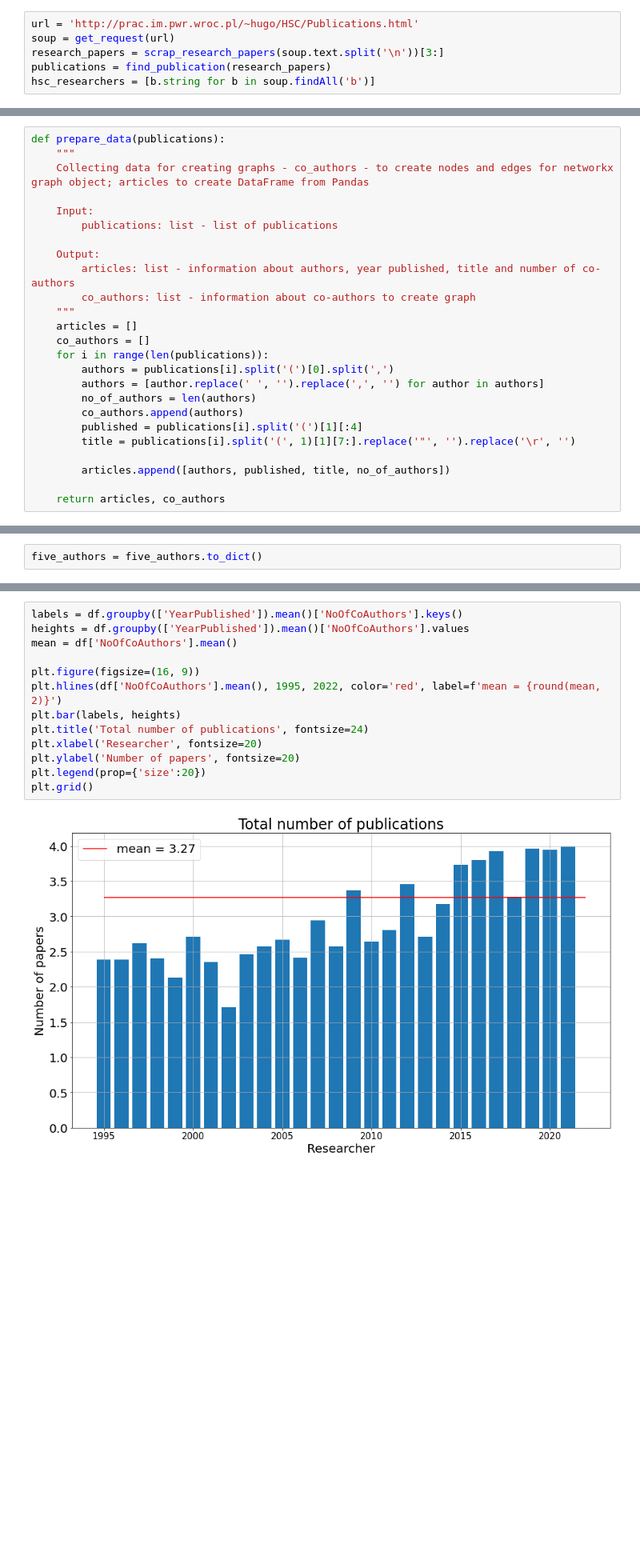
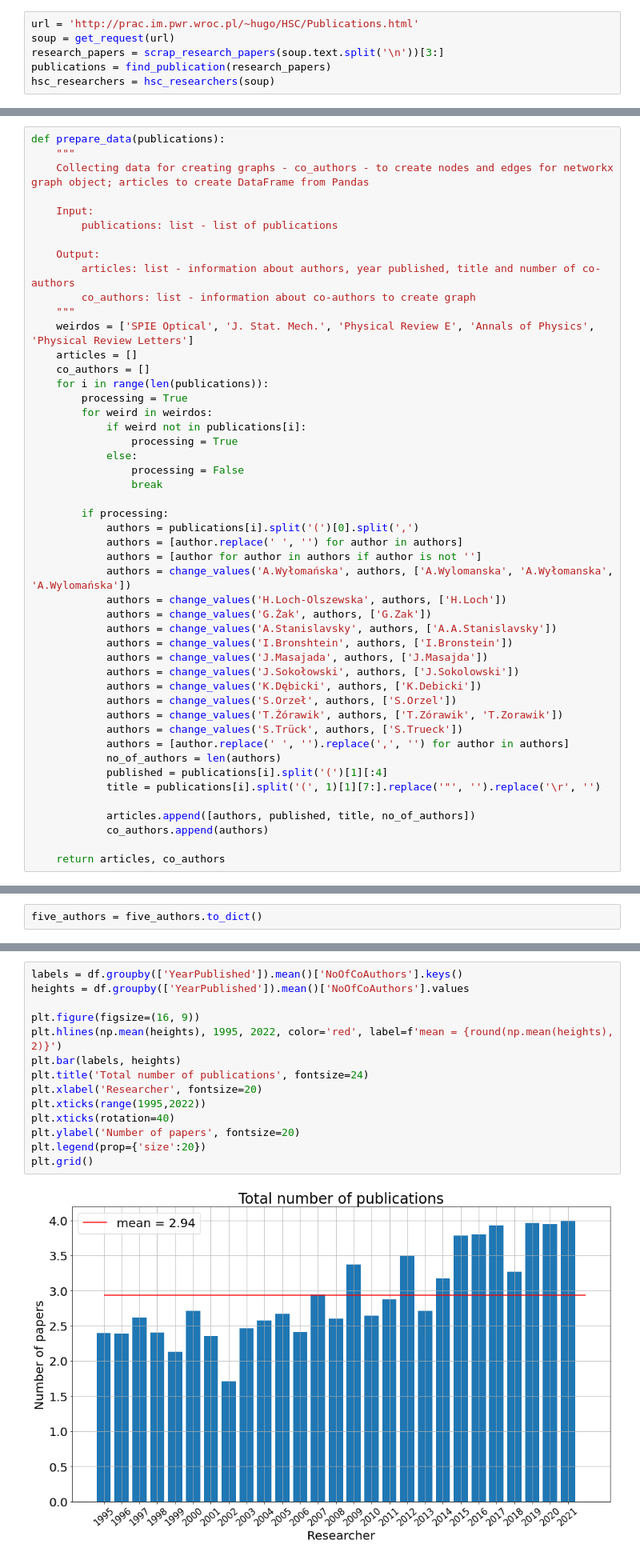
Before and after one commit to dpalatynski/DataAnalysis, a Jupyter notebook: research-papers-analysis/research-papers-analysis.ipynb, the cells around one changed output, grey strips where cells are left out. Shown at 80% size. Drawn from its saved outputs; the diff is of its cells as text; blank space fills up the shorter version.

```diff
--- a/research-papers-analysis/research-papers-analysis.ipynb
+++ b/research-papers-analysis/research-papers-analysis.ipynb
@@ -98,7 +107,7 @@ url = 'http://prac.im.pwr.wroc.pl/~hugo/HSC/Publications.html'
 soup = get_request(url)
 research_papers = scrap_research_papers(soup.text.split('\n'))[3:]
 publications = find_publication(research_papers)
-hsc_researchers = [b.string for b in soup.findAll('b')]
+hsc_researchers = hsc_researchers(soup)
 # %% [markdown]
 ## Preparation data for DataFrame and Graph
 # %%
@@ -117,17 +139,40 @@ def prepare_data(publications):
         articles: list - information about authors, year published, title and number of co-authors
         co_authors: list - information about co-authors to create graph
     """
+    weirdos = ['SPIE Optical', 'J. Stat. Mech.', 'Physical Review E', 'Annals of Physics', 'Physical Review Letters']
     articles = []
     co_authors = []
     for i in range(len(publications)):
-        authors = publications[i].split('(')[0].split(',')
-        authors = [author.replace(' ', '').replace(',', '') for author in authors]
-        no_of_authors = len(authors)
-        co_authors.append(authors)
-        published = publications[i].split('(')[1][:4]
-        title = publications[i].split('(', 1)[1][7:].replace('"', '').replace('\r', '')
+        processing = True
+        for weird in weirdos:
+            if weird not in publications[i]:
+                processing = True
+            else:
+                processing = False
+                break
 
-        articles.append([authors, published, title, no_of_authors])
+        if processing:
+            authors = publications[i].split('(')[0].split(',')
+            authors = [author.replace(' ', '') for author in authors]
+            authors = [author for author in authors if author is not '']
+            authors = change_values('A.Wyłomańska', authors, ['A.Wylomanska', 'A.Wyłomanska', 'A.Wylomańska'])
+            authors = change_values('H.Loch-Olszewska', authors, ['H.Loch'])
+            authors = change_values('G.Żak', authors, ['G.Zak'])
+            authors = change_values('A.Stanislavsky', authors, ['A.A.Stanislavsky'])
+            authors = change_values('I.Bronshtein', authors, ['I.Bronstein'])
+            authors = change_values('J.Masajada', authors, ['J.Masajda'])
+            authors = change_values('J.Sokołowski', authors, ['J.Sokolowski'])
+            authors = change_values('K.Dębicki', authors, ['K.Debicki'])
+            authors = change_values('S.Orzeł', authors, ['S.Orzel'])
+            authors = change_values('T.Żórawik', authors, ['T.Zórawik', 'T.Zorawik'])
+            authors = change_values('S.Trück', authors, ['S.Trueck'])
+            authors = [author.replace(' ', '').replace(',', '') for author in authors]
+            no_of_authors = len(authors)
+            published = publications[i].split('(')[1][:4]
+            title = publications[i].split('(', 1)[1][7:].replace('"', '').replace('\r', '')
+
+            articles.append([authors, published, title, no_of_authors])
+            co_authors.append(authors)
 
     return articles, co_authors
 # %%
@@ -424,15 +437,16 @@ plt.grid()
 # %%
 labels = df.groupby(['YearPublished']).mean()['NoOfCoAuthors'].keys()
 heights = df.groupby(['YearPublished']).mean()['NoOfCoAuthors'].values
-mean = df['NoOfCoAuthors'].mean()
 
 plt.figure(figsize=(16, 9))
-plt.hlines(df['NoOfCoAuthors'].mean(), 1995, 2022, color='red', label=f'mean = {round(mean, 2)}')
+plt.hlines(np.mean(heights), 1995, 2022, color='red', label=f'mean = {round(np.mean(heights), 2)}')
 plt.bar(labels, heights)
 plt.title('Total number of publications', fontsize=24)
 plt.xlabel('Researcher', fontsize=20)
+plt.xticks(range(1995,2022))
+plt.xticks(rotation=40)
 plt.ylabel('Number of papers', fontsize=20)
 plt.legend(prop={'size':20})
 plt.grid()
 # %% [output]
-[figure, old version]
+[figure, new version]
```
Also changed, not shown: parts of 78 cells of this notebook.
